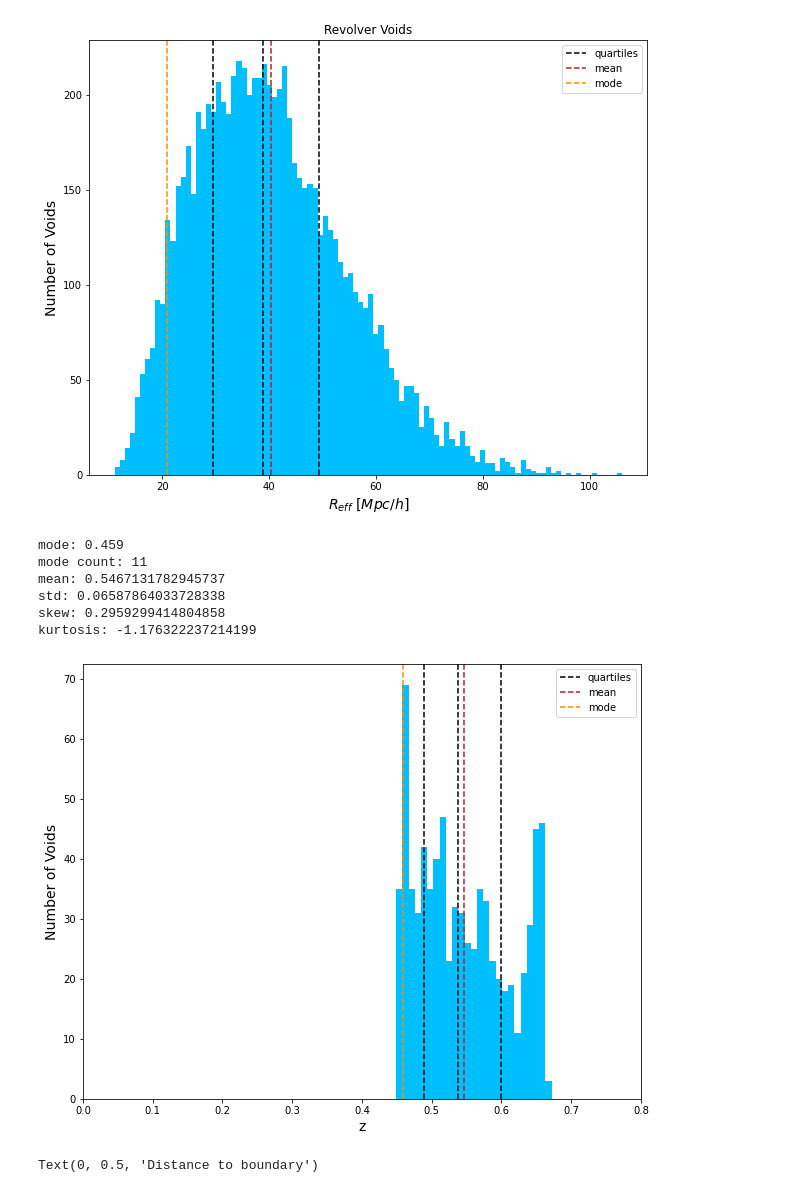
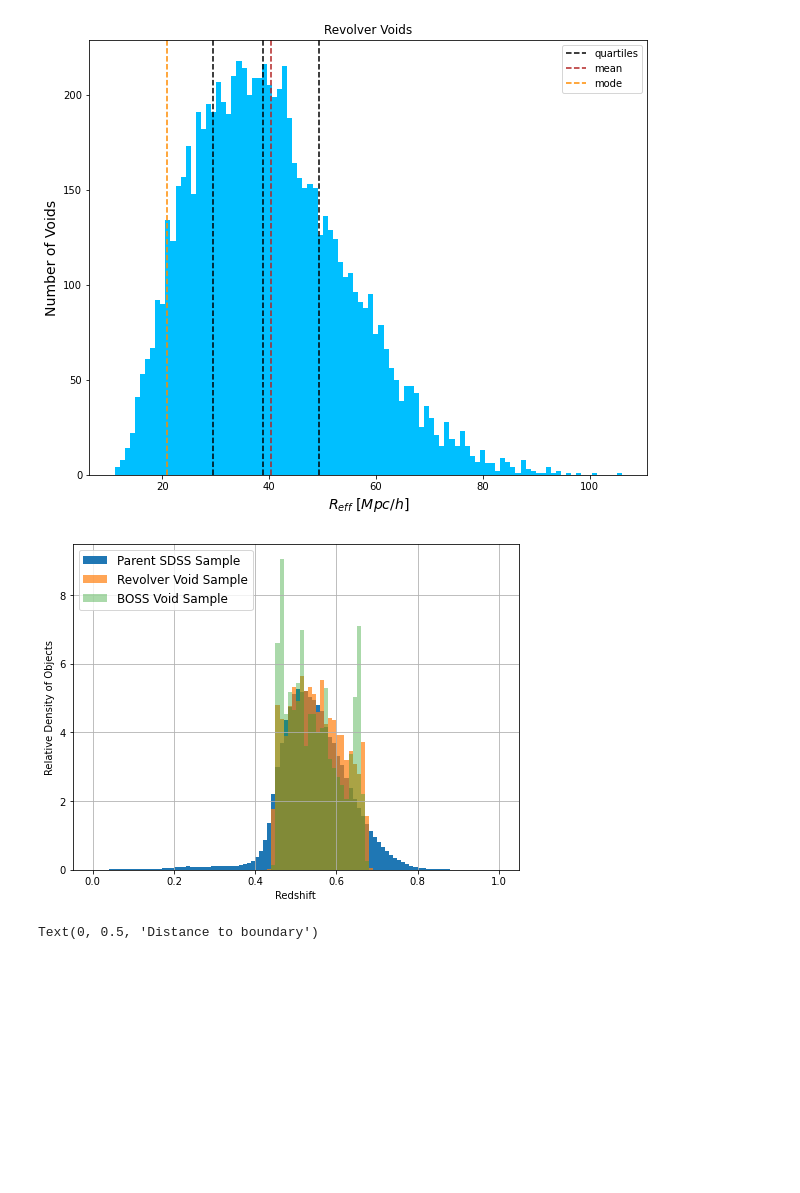
Before and after one commit to Chanuntorn/cosmic_voids, a Jupyter notebook: doc/RevolverVoidAnalysis.ipynb, the cells around one changed output. Cells and saved outputs as stored; diff of their text form; code cells hidden in the pictures; blank space fills up the shorter version.

Commit message:
Changes to be committed: 	modified:   doc/RevolverVoidAnalysis.ipynb

```diff
--- a/doc/RevolverVoidAnalysis.ipynb
+++ b/doc/RevolverVoidAnalysis.ipynb
@@ -200,0 +348,2 @@ def radecz_to_xyz(radecz, cosmo=None):
+# %%
+allngal, allsgal, allgal, ngal, sgal, agal = getgalaxies()
@@ -200,0 +352,2 @@ def radecz_to_xyz(radecz, cosmo=None):
+# %%
+nbv, sbv, abv = getsdssvoids()
@@ -200,0 +356,2 @@ def radecz_to_xyz(radecz, cosmo=None):
+# %%
+nrv, srv, arv = getrevsdssvoids()
@@ -278,16 +401,21 @@ kurtosis: 0.1681389701203697
 Text(0.5, 1.0, 'Revolver Voids')
 [figure]
 # %%
-m, mc, a, std, s, k, q, h, f = getstats(bz,b=25)
-plt.xlim(0,0.8)
-plt.xlabel('z');
+def redshift_histograms(bins=40):
+    """Redshift histogram plots."""
+
+    fig, ax = plt.subplots(figsize=(8, 6))
+    _ = ax.hist(allgal['Z'], bins=bins, range=(0, 1), density=True, label='Parent SDSS Sample')
+    _ = ax.hist(arv['Z'], bins=bins, range=(0, 1), alpha=0.7, density=True, label='Revolver Void Sample')
+    _ = ax.hist(abv['Z'], bins=bins, range=(0, 1), alpha=0.4, density=True, label='BOSS Void Sample')
+
+    ax.legend(loc='upper left', fontsize=12)
+    ax.grid()
+    ax.set_ylabel('Relative Density of Objects')
+    ax.set_xlabel('Redshift')
-# %% [output]
-mode: 0.459
-mode count: 11
-mean: 0.5467131782945737
-std: 0.06587864033728338
-skew: 0.2959299414804858
-kurtosis: -1.176322237214199
-[figure, removed]
+# %%
+redshift_histograms(bins=100)
+# %% [output]
+[figure, added]
 # %%
 plt.figure(figsize=(10,8))
```
Also changed, not shown: parts of 44 cells of this notebook.
